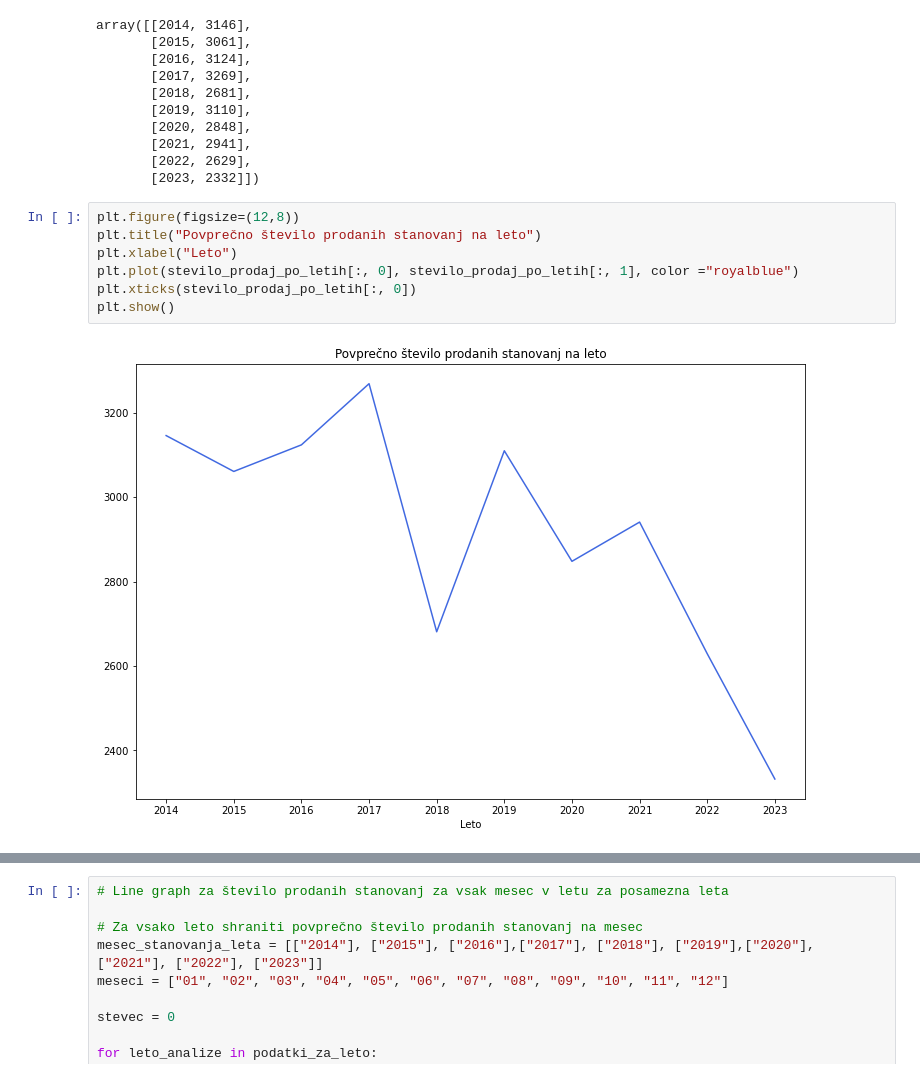
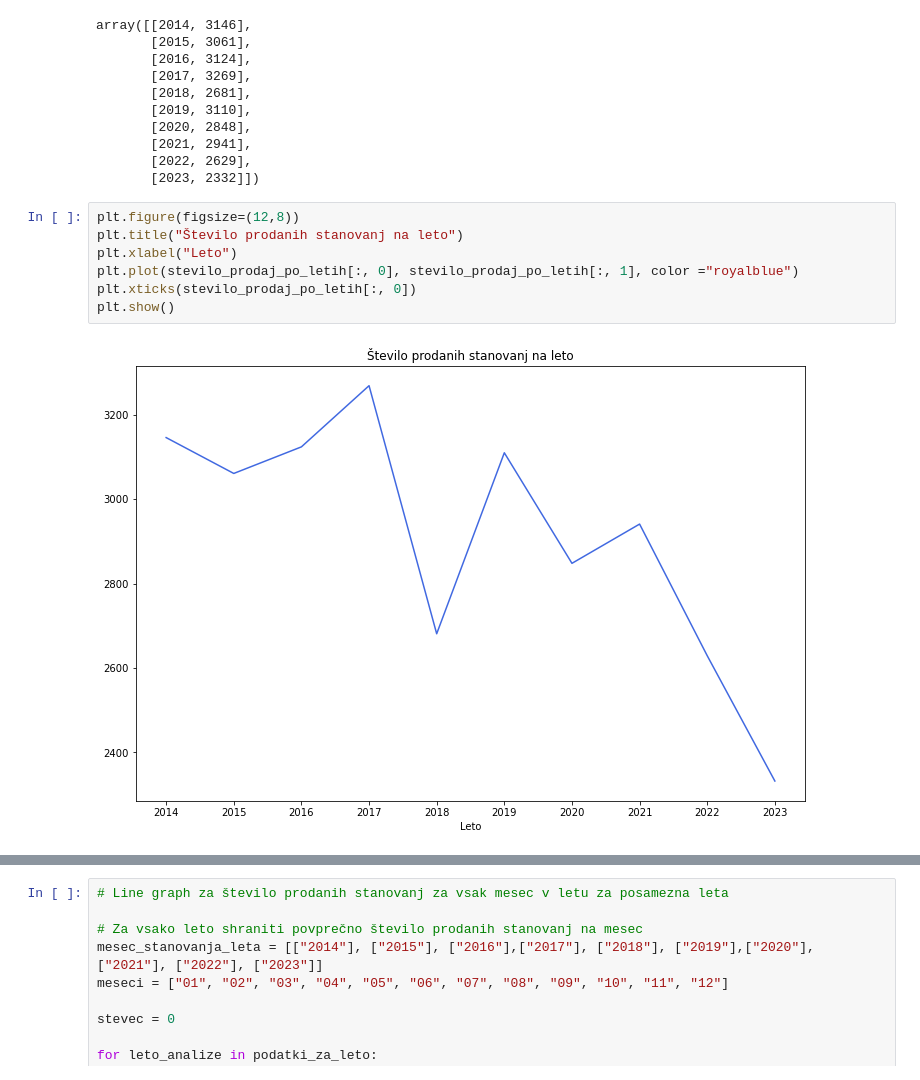
Before and after one commit to klemen-s/PR24KSLN, a Jupyter notebook: report.ipynb, the cells around one changed output, grey strips where cells are left out. Saved outputs shown, nothing was run; the diff lists cells and outputs as text.

```diff
--- a/report.ipynb
+++ b/report.ipynb
@@ -152,13 +134,13 @@ array([[2014, 3146],
        [2023, 2332]])
 # %%
 plt.figure(figsize=(12,8))
-plt.title("Povprečno število prodanih stanovanj na leto")
+plt.title("Število prodanih stanovanj na leto")
 plt.xlabel("Leto")
 plt.plot(stevilo_prodaj_po_letih[:, 0], stevilo_prodaj_po_letih[:, 1], color ="royalblue")
 plt.xticks(stevilo_prodaj_po_letih[:, 0])
 plt.show()
 # %% [output]
-[figure, old version]
+[figure, new version]
 # %%
 # MAX prodajna cena za vsako leto
 x_os = stevilo_prodaj_po_letih[:, 0]
```
Also changed, not shown: parts of 2 cells of this notebook.
